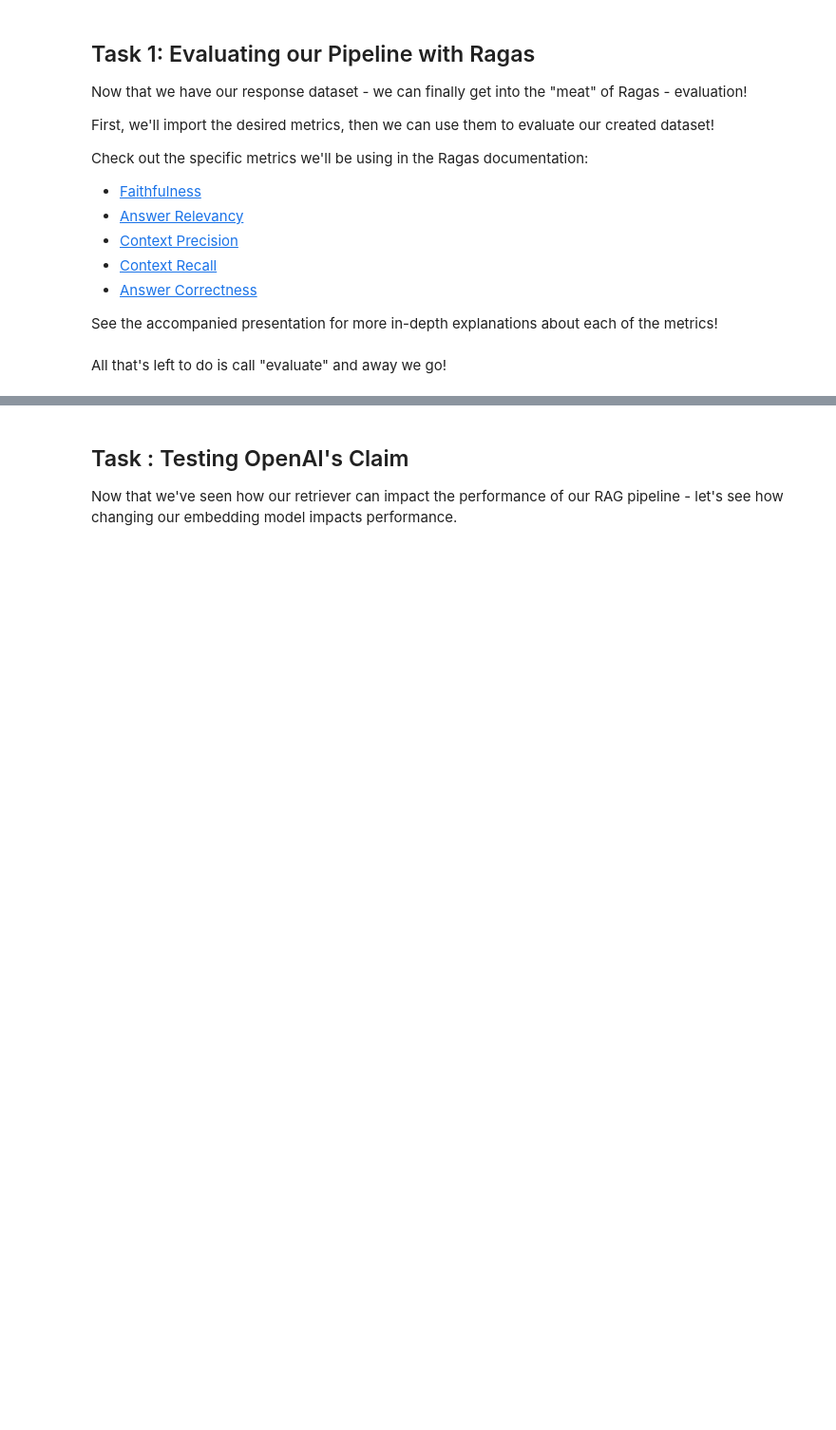
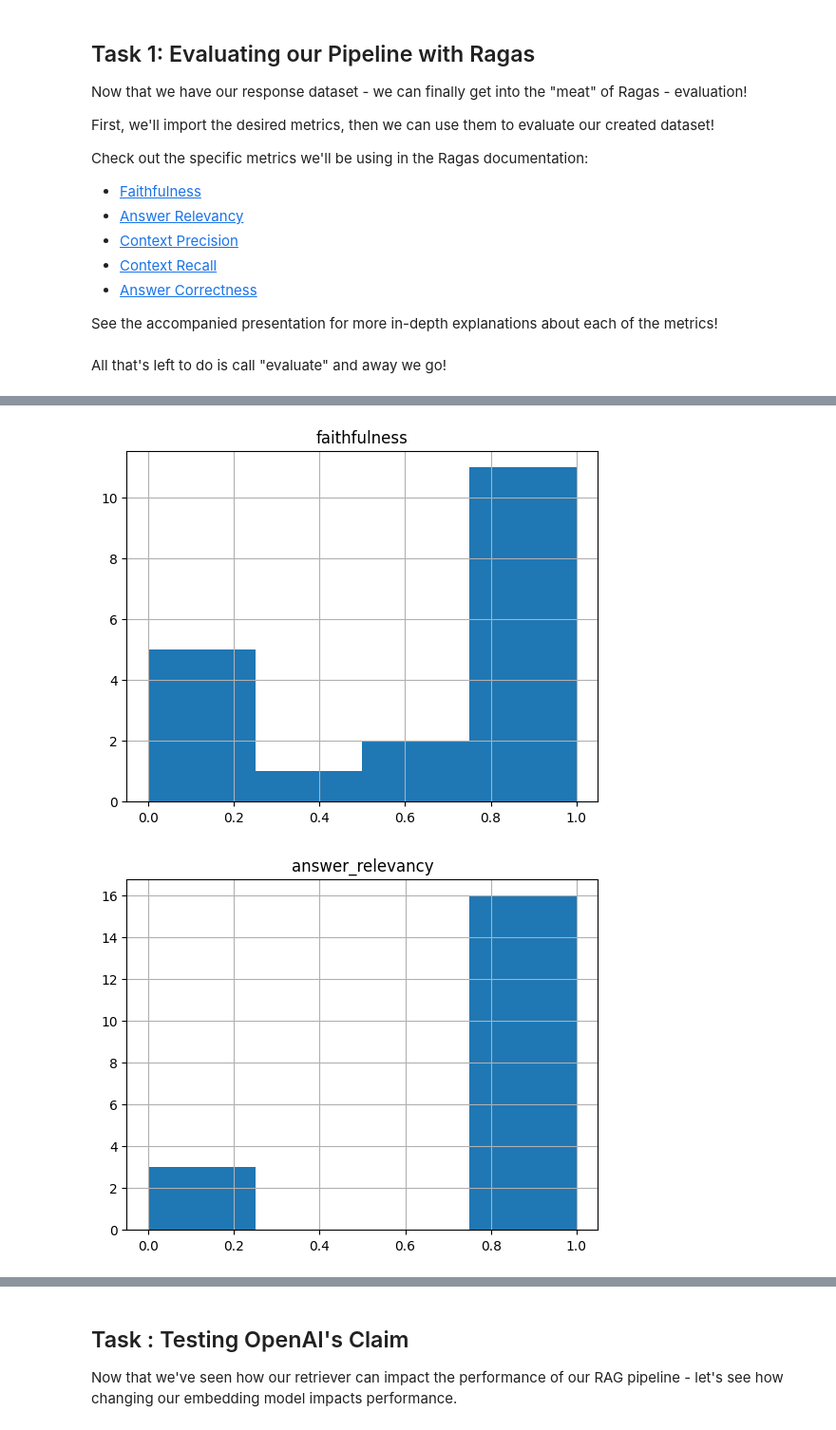
Before and after one commit to ibah/aie4, a Jupyter notebook: Week 4/Day 2/Evaluation_of_RAG_using_Ragas_Assignment_Notebook.ipynb, the cells around one changed output, grey strips where cells are left out. Shown: that part at 95% size. Saved outputs shown, nothing was run; the diff lists cells and outputs as text; code cells hidden in the pictures; blank space fills up the shorter version.

```diff
--- a/Week 4/Day 2/Evaluation_of_RAG_using_Ragas_Assignment_Notebook.ipynb
+++ b/Week 4/Day 2/Evaluation_of_RAG_using_Ragas_Assignment_Notebook.ipynb
@@ -570,0 +660,9 @@ results_df
+# %%
+for metric in results_df.columns[4:]:
+    #print(m)
+    ax = results_df[metric].hist(bins=4)
+    ax.set_title(metric)
+    plt.show()
+# %% [output]
+[figure, added]
+[figure, added]
```
Also changed, not shown: parts of 38 cells of this notebook.
